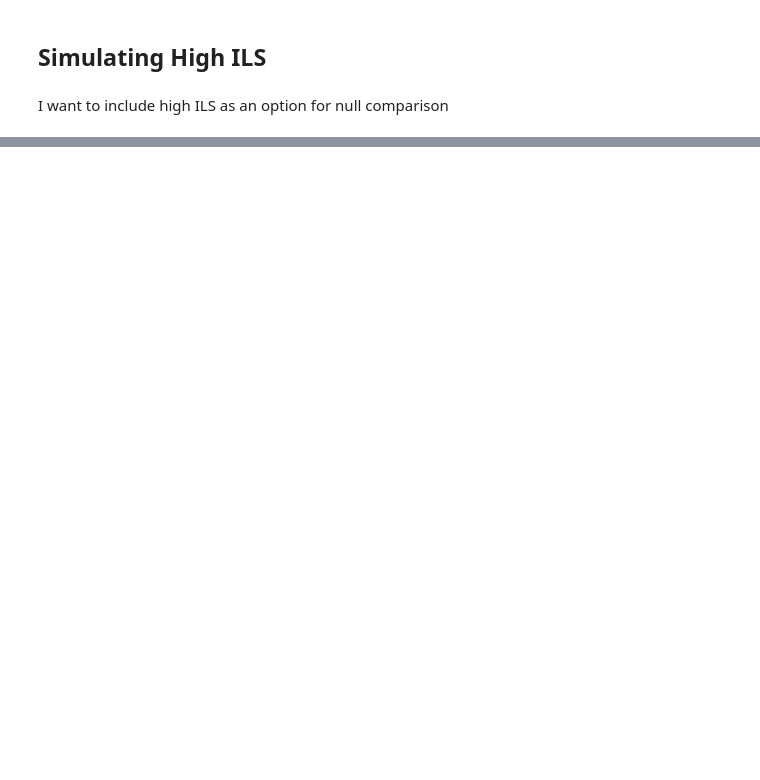
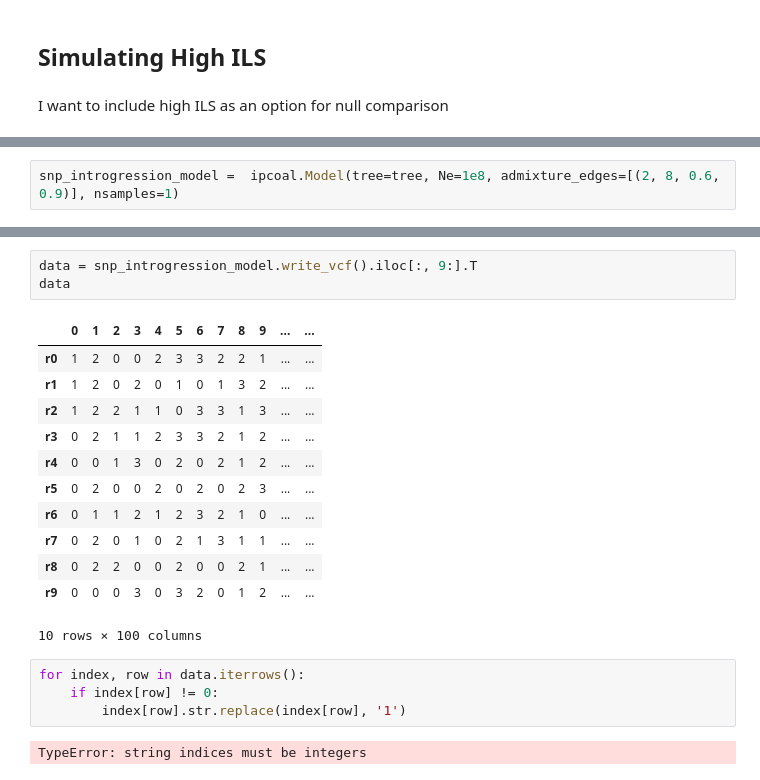
Before and after one commit to eaton-lab/hogtie, a Jupyter notebook: notebooks/simulations.ipynb, the cells around one changed output, grey strips where cells are left out. Saved outputs shown, nothing was run; the diff lists cells and outputs as text; blank space fills up the shorter version.

```diff
--- a/notebooks/simulations.ipynb
+++ b/notebooks/simulations.ipynb
@@ -125,0 +211,2 @@ snps
+# %%
+snp_introgression_model =  ipcoal.Model(tree=tree, Ne=1e8, admixture_edges=[(2, 8, 0.6, 0.9)], nsamples=1)
@@ -125,0 +231,22 @@ snps
+# %%
+data = snp_introgression_model.write_vcf().iloc[:, 9:].T
+data
+# %% [output]
+|  | 0 | 1 | 2 | 3 | 4 | 5 | 6 | 7 | 8 | 9 | ... | ... |
+| r0 | 1 | 2 | 0 | 0 | 2 | 3 | 3 | 2 | 2 | 1 | ... | ... |
+| r1 | 1 | 2 | 0 | 2 | 0 | 1 | 0 | 1 | 3 | 2 | ... | ... |
+| r2 | 1 | 2 | 2 | 1 | 1 | 0 | 3 | 3 | 1 | 3 | ... | ... |
+| r3 | 0 | 2 | 1 | 1 | 2 | 3 | 3 | 2 | 1 | 2 | ... | ... |
+| r4 | 0 | 0 | 1 | 3 | 0 | 2 | 0 | 2 | 1 | 2 | ... | ... |
+| r5 | 0 | 2 | 0 | 0 | 2 | 0 | 2 | 0 | 2 | 3 | ... | ... |
+| r6 | 0 | 1 | 1 | 2 | 1 | 2 | 3 | 2 | 1 | 0 | ... | ... |
+| r7 | 0 | 2 | 0 | 1 | 0 | 2 | 1 | 3 | 1 | 1 | ... | ... |
+| r8 | 0 | 2 | 2 | 0 | 0 | 2 | 0 | 0 | 2 | 1 | ... | ... |
+| r9 | 0 | 0 | 0 | 3 | 0 | 3 | 2 | 0 | 1 | 2 | ... | ... |
+10 rows × 100 columns
+# %%
+for index, row in data.iterrows():
+    if index[row] != 0:
+        index[row].str.replace(index[row], '1')
+# %% [output]
+TypeError: string indices must be integers
```
Also changed, not shown: parts of 25 cells of this notebook, 1 other file.
